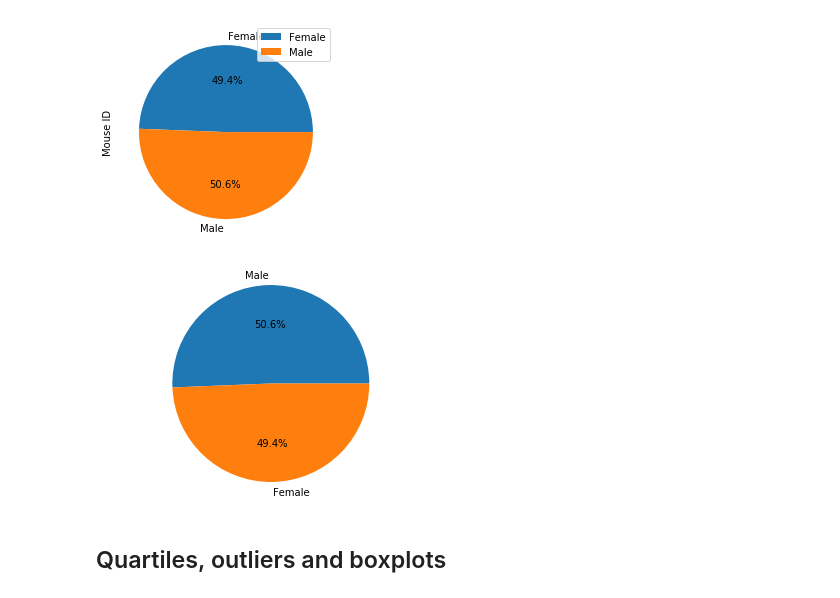
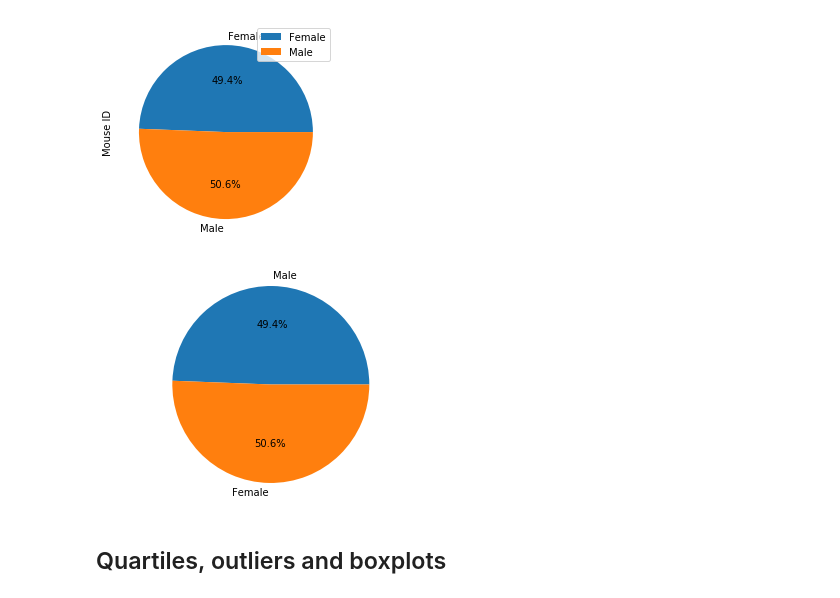
Before and after one commit to mmymoney/matplotlib-challenge, a Jupyter notebook: Pymaceuticals/pymaceuticals_starter_MMAIMONI.ipynb, the cells around one changed output. Saved outputs shown, nothing was run; the diff lists cells and outputs as text; code cells hidden in the pictures.

```diff
--- a/Pymaceuticals/pymaceuticals_starter_MMAIMONI.ipynb
+++ b/Pymaceuticals/pymaceuticals_starter_MMAIMONI.ipynb
@@ -7,6 +13,7 @@
 import matplotlib.pyplot as plt
 import pandas as pd
 import scipy.stats as st
+import numpy as np
 
 # Study data files
 mouse_metadata = "data/Mouse_metadata.csv"
@@ -18,4 +25,5 @@ study_results = pd.read_csv(study_results)
 
 # Combine the data into a single dataset
 # Used right join to append mouse metadata into the study result dataframe
-merged_df = pd.merge(mouse_metadata,study_results,on='Mouse ID', how='right')
+merged_df = pd.merge(study_results,mouse_metadata,on='Mouse ID', how='right')
+merged_df
@@ -72,14 +118,20 @@ array([<matplotlib.axes._subplots.AxesSubplot object at 0x...>],
 [figure]
 # %%
 # Generate a pie plot showing the distribution of female versus male mice using pyplot
+
+#Create labels for pie chart
 labels = ('Male', 'Female')
-sex_count = merged_df.groupby('Sex')['Tumor Volume (mm3)'].mean()
+
+#create groupby object and use to create dataframe for pie chart
+sex_count = merged_df.groupby('Sex')['Mouse ID'].count()
 sex_count_df = pd.DataFrame(sex_count)
+
+#Plot pie chart
 plt.pie(sex_count_df, labels=labels,autopct='%1.1f%%')
 plt.axis("equal")
 plt.show()
 # %% [output]
-[figure, old version]
+[figure, new version]
 # %% [markdown]
 ## Quartiles, outliers and boxplots
 # %%
```
Also changed, not shown: parts of 22 cells of this notebook.
